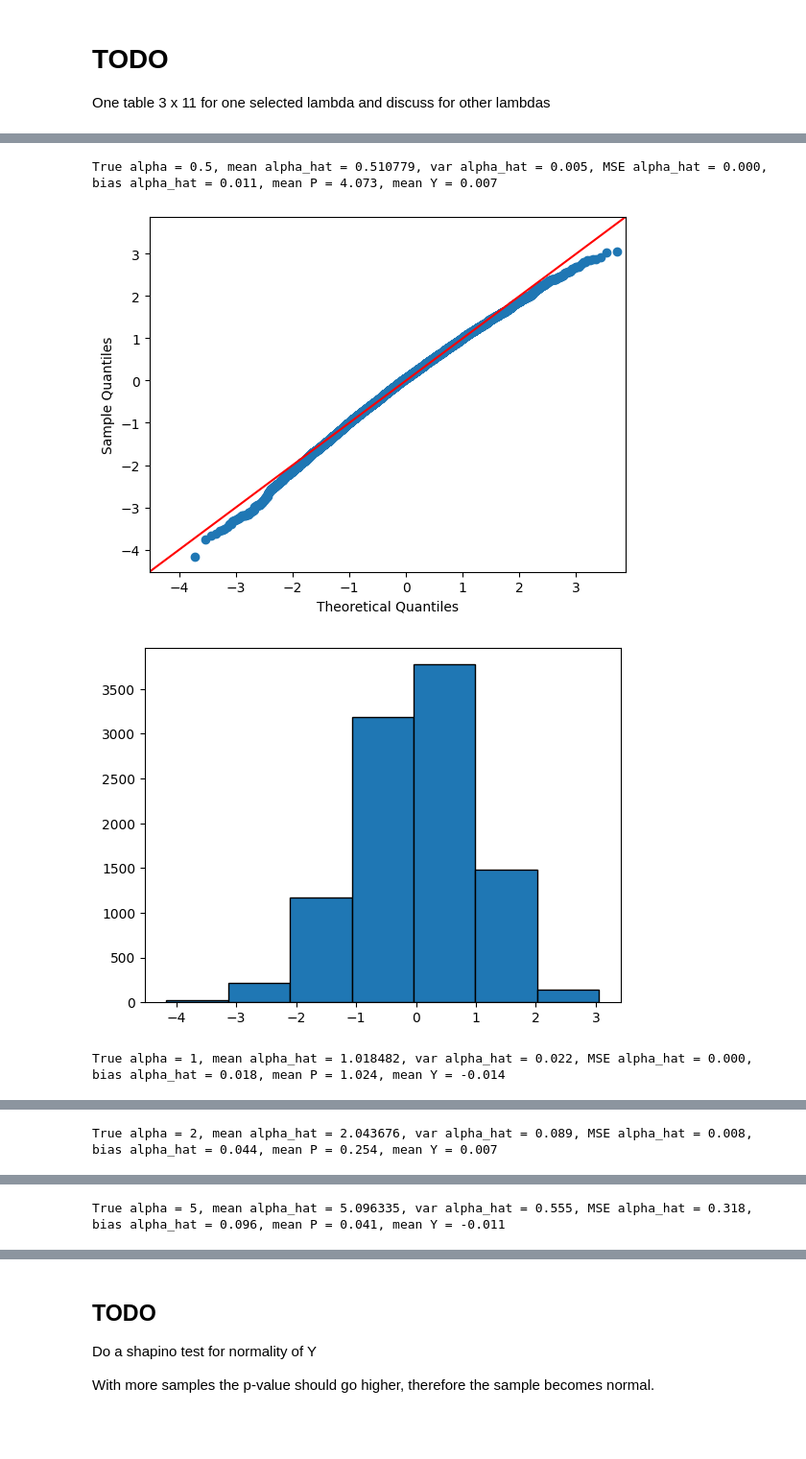
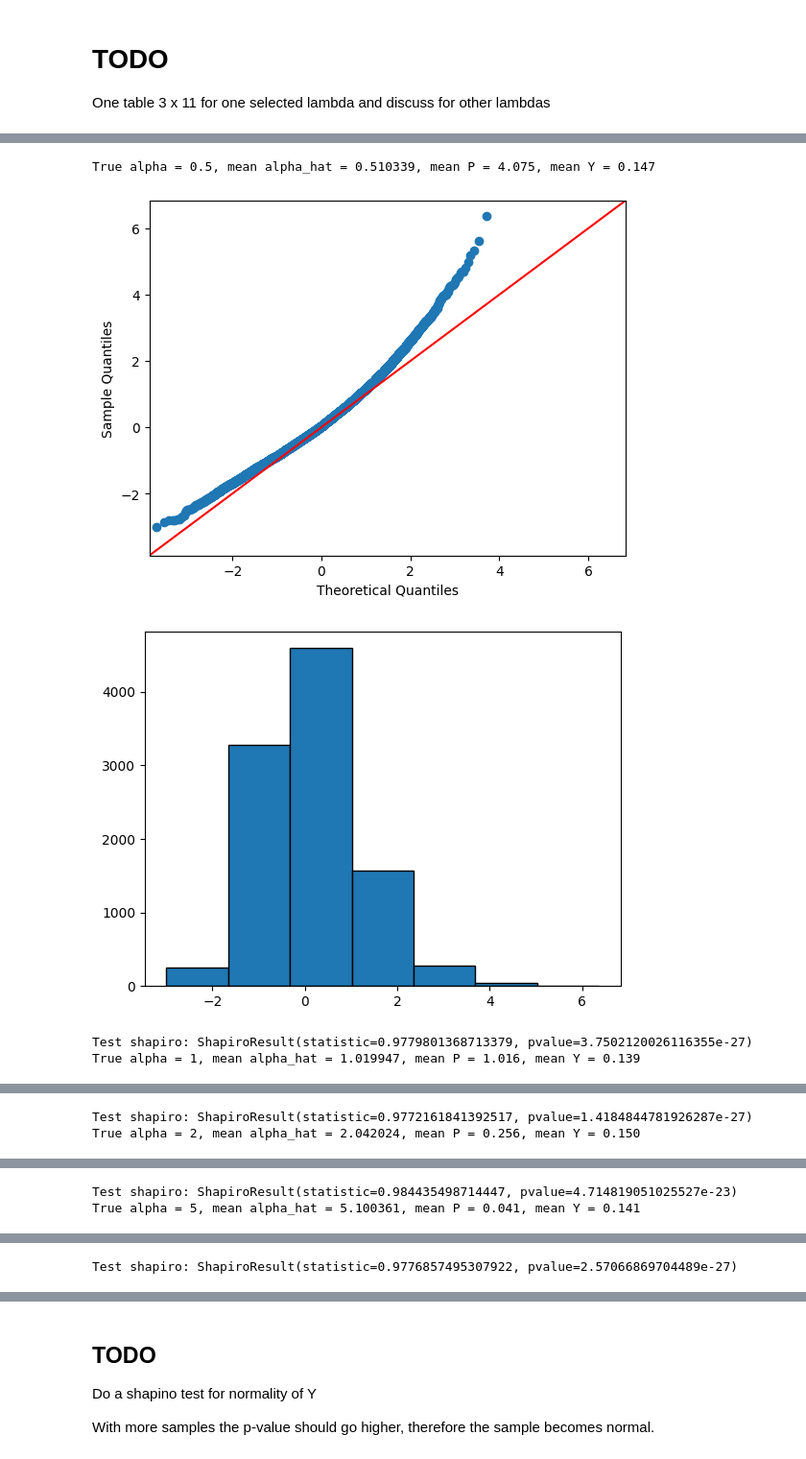
Before and after one commit to TheFebrin/UNIVERSITY, a Jupyter notebook: Statistics and Linear Models/Task2/Task2.ipynb, the cells around one changed output, grey strips where cells are left out. Shown at 96% size. Drawn from its saved outputs; the diff is of its cells as text; code cells hidden in the pictures; blank space fills up the shorter version.

Commit message:
Statistic Report 2

```diff
--- a/Statistics and Linear Models/Task2/Task2.ipynb
+++ b/Statistics and Linear Models/Task2/Task2.ipynb
@@ -85,38 +167,41 @@ import statsmodels.api as sm
 # %%
 for alpha in (0.5, 1, 2, 5):
     alpha_hats = []
     fisher_information = []
     Ys = []
+    N = 50
     for _ in range(10000):
-        X = np.random.beta(a=alpha, b=1, size=50)
+        X = np.random.beta(a=alpha, b=1, size=N)
 
         # Calculate MLE p_hat
-        alpha_hat = -50 / np.sum(np.log(X))
+        alpha_hat = -N / np.sum(np.log(X))
 
         fisher = 1 / (alpha_hat ** 2)
 
-        Y = np.sqrt(50 * fisher) * (alpha_hat - alpha)
+        X = np.random.beta(a=alpha, b=1, size=N)
+        alpha_hat = -N / np.sum(np.log(X))
+
+        Y = np.sqrt(N * fisher) * (alpha_hat - alpha)
         Ys.append(Y)
 
         fisher_information.append(fisher)
         alpha_hats.append(alpha_hat)
 
     alpha_hats = np.array(alpha_hats)
     print(
         f'True alpha = {alpha}, '
         f'mean alpha_hat = {np.mean(alpha_hats):3f}, '
-        f'var alpha_hat = {np.var(alpha_hats):.3f}, '
-        f'MSE alpha_hat = {np.square(np.mean((alpha_hats - alpha) ** 2)):.3f}, '
-        f'bias alpha_hat = {np.mean(alpha_hats - alpha):.3f}, '
         f'mean P = {np.mean(fisher_information):.3f}, '
         f'mean Y = {np.mean(Ys):.3f}'
     )
     plot = sm.qqplot(np.array(Ys), line='45')
     plt.show()
-    plt.hist(Ys, bins=int(np.sqrt(50)), edgecolor='black')
+    plt.hist(Ys, bins=int(np.sqrt(N)), edgecolor='black')
     plt.show()
+    print(f"Test shapiro: {shapiro(Ys[:5000])}")
 # %% [output]
-True alpha = 0.5, mean alpha_hat = 0.510779, var alpha_hat = 0.005, MSE alpha_hat = 0.000, bias alpha_hat = 0.011, mean P = 4.073, mean Y = 0.007
+True alpha = 0.5, mean alpha_hat = 0.510339, mean P = 4.075, mean Y = 0.147
-[figure, old version]
+[figure, new version]
-[figure, old version]
+[figure, new version]
-True alpha = 1, mean alpha_hat = 1.018482, var alpha_hat = 0.022, MSE alpha_hat = 0.000, bias alpha_hat = 0.018, mean P = 1.024, mean Y = -0.014
+Test shapiro: ShapiroResult(statistic=0.9779801368713379, pvalue=3.7502120026116355e-27)
+True alpha = 1, mean alpha_hat = 1.019947, mean P = 1.016, mean Y = 0.139
@@ -125 +210,2 @@ True alpha = 1, mean alpha_hat = 1.018482, var alpha_hat = 0.022, MSE alpha_hat
-True alpha = 2, mean alpha_hat = 2.043676, var alpha_hat = 0.089, MSE alpha_hat = 0.008, bias alpha_hat = 0.044, mean P = 0.254, mean Y = 0.007
+Test shapiro: ShapiroResult(statistic=0.9772161841392517, pvalue=1.4184844781926287e-27)
+True alpha = 2, mean alpha_hat = 2.042024, mean P = 0.256, mean Y = 0.150
@@ -128 +214,2 @@ True alpha = 2, mean alpha_hat = 2.043676, var alpha_hat = 0.089, MSE alpha_hat
-True alpha = 5, mean alpha_hat = 5.096335, var alpha_hat = 0.555, MSE alpha_hat = 0.318, bias alpha_hat = 0.096, mean P = 0.041, mean Y = -0.011
+Test shapiro: ShapiroResult(statistic=0.984435498714447, pvalue=4.714819051025527e-23)
+True alpha = 5, mean alpha_hat = 5.100361, mean P = 0.041, mean Y = 0.141
@@ -130,0 +218 @@ True alpha = 5, mean alpha_hat = 5.096335, var alpha_hat = 0.555, MSE alpha_hat
+Test shapiro: ShapiroResult(statistic=0.9776857495307922, pvalue=2.57066869704489e-27)
```
Also changed, not shown: parts of 7 cells of this notebook, 4 other files.
